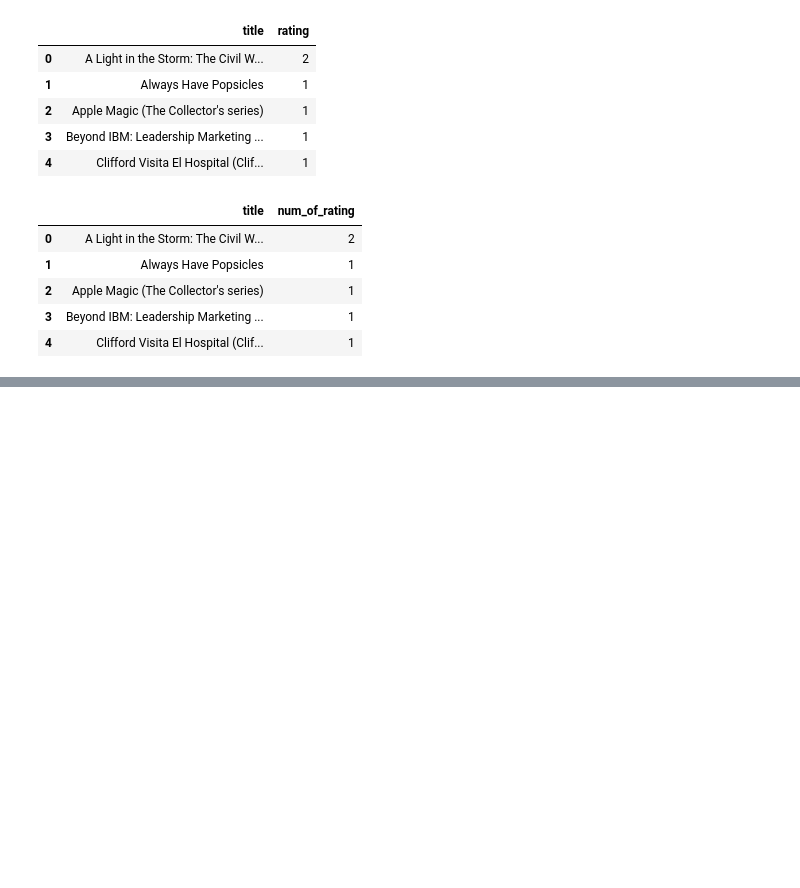
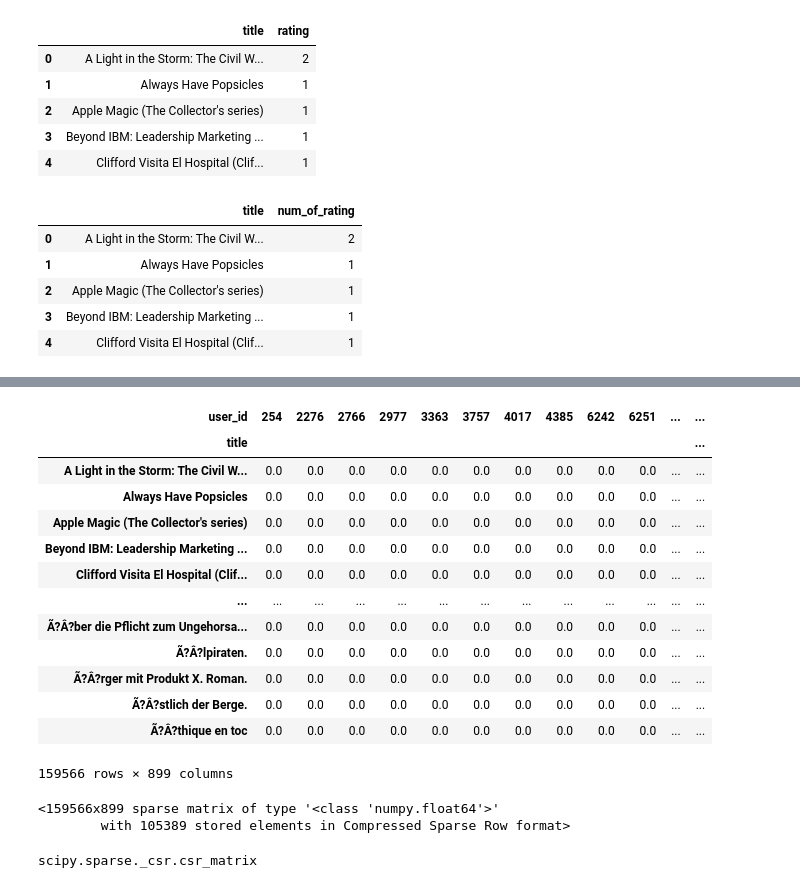
Before and after one commit to ayshaskazi-spec/End-to-End-Book-Recommender-System, a Jupyter notebook: notebook/research.ipynb, the cells around one changed output, grey strips where cells are left out. Saved outputs shown, nothing was run; the diff lists cells and outputs as text; code cells hidden in the pictures; blank space fills up the shorter version.

```diff
--- a/notebook/research.ipynb
+++ b/notebook/research.ipynb
@@ -168,0 +238,19 @@ final_rating.head()
+# %%
+book_pivot.fillna(0,inplace=True)
+# %%
+book_pivot
+# %% [output]
+| user_id | 254 | 2276 | 2766 | 2977 | 3363 | 3757 | 4017 | 4385 | 6242 | 6251 | ... | ... |
+| title |  |  |  |  |  |  |  |  |  |  |  | ... |
+| A Light in the Storm: The Civil W... | 0.0 | 0.0 | 0.0 | 0.0 | 0.0 | 0.0 | 0.0 | 0.0 | 0.0 | 0.0 | ... | ... |
+| Always Have Popsicles | 0.0 | 0.0 | 0.0 | 0.0 | 0.0 | 0.0 | 0.0 | 0.0 | 0.0 | 0.0 | ... | ... |
+| Apple Magic (The Collector's series) | 0.0 | 0.0 | 0.0 | 0.0 | 0.0 | 0.0 | 0.0 | 0.0 | 0.0 | 0.0 | ... | ... |
+| Beyond IBM: Leadership Marketing ... | 0.0 | 0.0 | 0.0 | 0.0 | 0.0 | 0.0 | 0.0 | 0.0 | 0.0 | 0.0 | ... | ... |
+| Clifford Visita El Hospital (Clif... | 0.0 | 0.0 | 0.0 | 0.0 | 0.0 | 0.0 | 0.0 | 0.0 | 0.0 | 0.0 | ... | ... |
+| ... | ... | ... | ... | ... | ... | ... | ... | ... | ... | ... | ... | ... |
+| Ã?Â?ber die Pflicht zum Ungehorsa... | 0.0 | 0.0 | 0.0 | 0.0 | 0.0 | 0.0 | 0.0 | 0.0 | 0.0 | 0.0 | ... | ... |
+| Ã?Â?lpiraten. | 0.0 | 0.0 | 0.0 | 0.0 | 0.0 | 0.0 | 0.0 | 0.0 | 0.0 | 0.0 | ... | ... |
+| Ã?Â?rger mit Produkt X. Roman. | 0.0 | 0.0 | 0.0 | 0.0 | 0.0 | 0.0 | 0.0 | 0.0 | 0.0 | 0.0 | ... | ... |
+| Ã?Â?stlich der Berge. | 0.0 | 0.0 | 0.0 | 0.0 | 0.0 | 0.0 | 0.0 | 0.0 | 0.0 | 0.0 | ... | ... |
+| Ã?Â?thique en toc | 0.0 | 0.0 | 0.0 | 0.0 | 0.0 | 0.0 | 0.0 | 0.0 | 0.0 | 0.0 | ... | ... |
+159566 rows × 899 columns
@@ -168,0 +261,9 @@ final_rating.head()
+# %%
+book_sparse
+# %% [output]
+<159566x899 sparse matrix of type '<class 'numpy.float64'>'
+        with 105389 stored elements in Compressed Sparse Row format>
+# %%
+type(book_sparse)
+# %% [output]
+scipy.sparse._csr.csr_matrix
```
Also changed, not shown: parts of 13 cells of this notebook.
